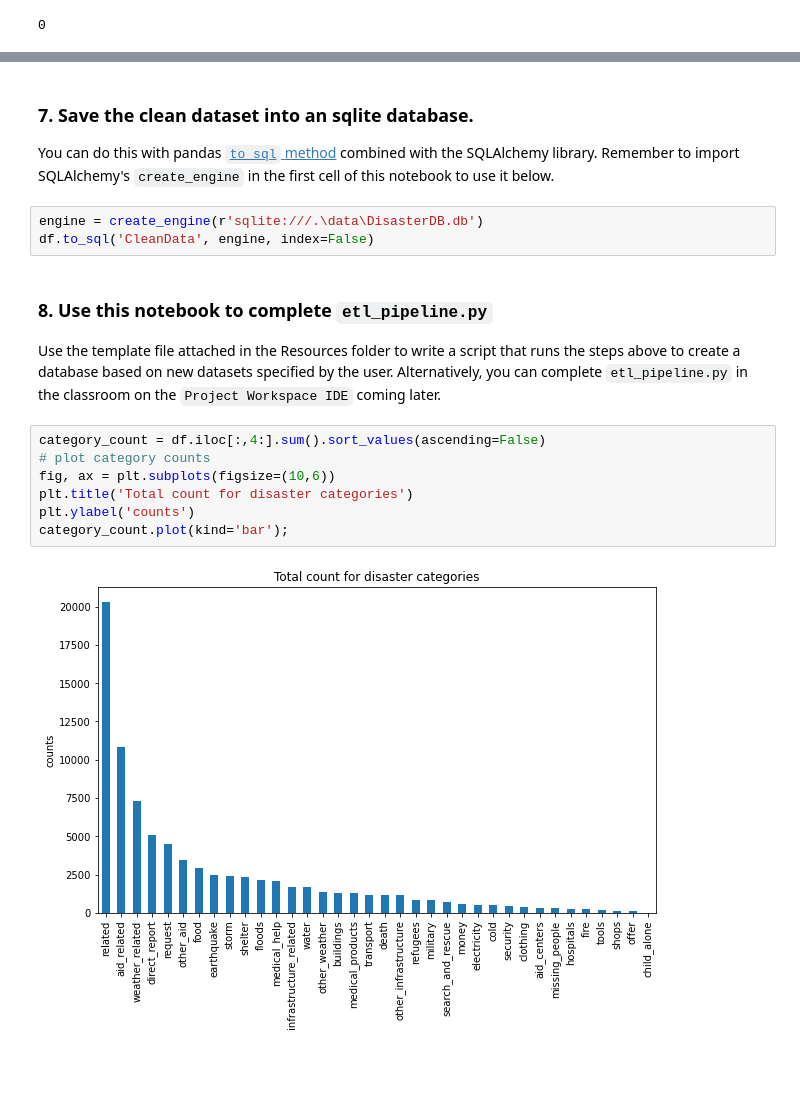
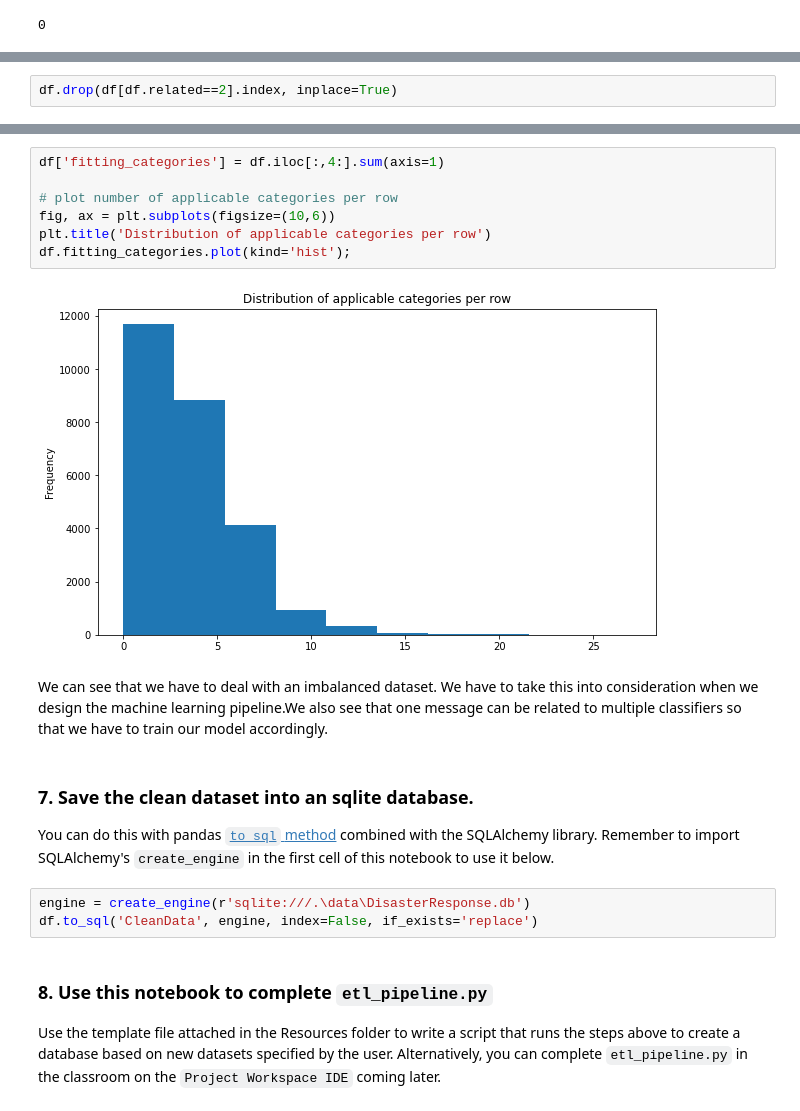
Before and after one commit to YvesDeutschmann/disaster-response-pipeline-project, a Jupyter notebook: ETL Pipeline Preparation.ipynb, the cells around one changed output, grey strips where cells are left out. Saved outputs shown, nothing was run; the diff lists cells and outputs as text; blank space fills up the shorter version.

Commit message:
remove rows with value 2 in related column

```diff
--- a/ETL Pipeline Preparation.ipynb
+++ b/ETL Pipeline Preparation.ipynb
@@ -158,0 +198,2 @@ df.duplicated().sum()
+# %%
+df.drop(df[df.related==2].index, inplace=True)
@@ -159,18 +222,20 @@ df.duplicated().sum()
+# %%
+df['fitting_categories'] = df.iloc[:,4:].sum(axis=1)
+
+# plot number of applicable categories per row
+fig, ax = plt.subplots(figsize=(10,6))
+plt.title('Distribution of applicable categories per row')
+df.fitting_categories.plot(kind='hist');
+# %% [output]
+[figure, added]
+# %% [markdown]
+We can see that we have to deal with an imbalanced dataset. We have to take this into consideration when we design the machine learning pipeline.We also see that one message can be related to multiple classifiers so that we have to train our model accordingly.
 # %% [markdown]
 ### 7. Save the clean dataset into an sqlite database.
 You can do this with pandas [`to_sql` method](https://pandas.pydata.org/pandas-docs/stable/generated/pandas.DataFrame.to_sql.html) combined with the SQLAlchemy library. Remember to import SQLAlchemy's `create_engine` in the first cell of this notebook to use it below.
 # %%
-engine = create_engine(r'sqlite:///.\data\DisasterDB.db')
-df.to_sql('CleanData', engine, index=False)
+engine = create_engine(r'sqlite:///.\data\DisasterResponse.db')
+df.to_sql('CleanData', engine, index=False, if_exists='replace')
 # %% [markdown]
 ### 8. Use this notebook to complete `etl_pipeline.py`
 Use the template file attached in the Resources folder to write a script that runs the steps above to create a database based on new datasets specified by the user. Alternatively, you can complete `etl_pipeline.py` in the classroom on the `Project Workspace IDE` coming later.
-# %%
-category_count = df.iloc[:,4:].sum().sort_values(ascending=False)
-# plot category counts
-fig, ax = plt.subplots(figsize=(10,6))
-plt.title('Total count for disaster categories')
-plt.ylabel('counts')
-category_count.plot(kind='bar');
-# %% [output]
-[figure, removed]
```
Also changed, not shown: parts of 8 cells of this notebook, 1 other file.
